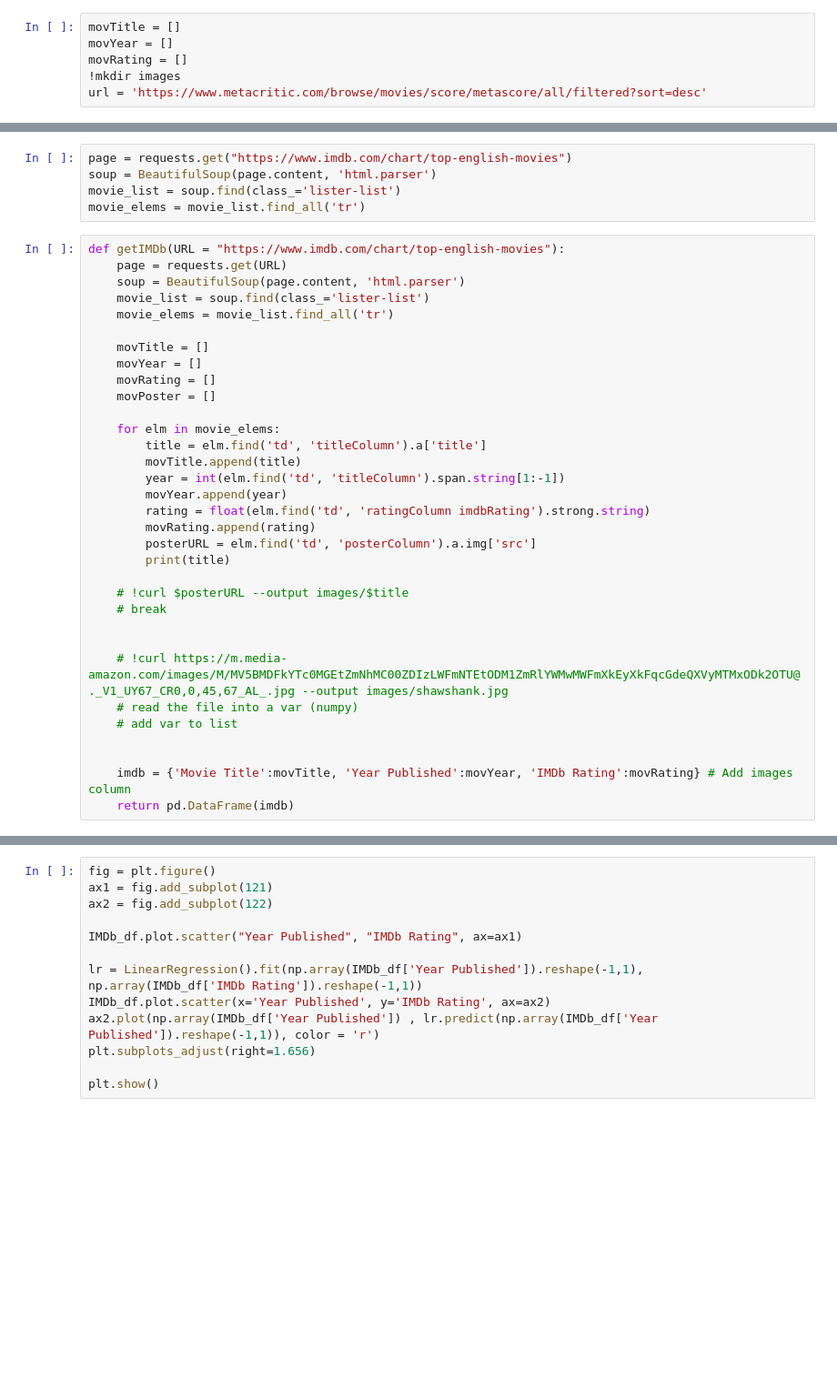
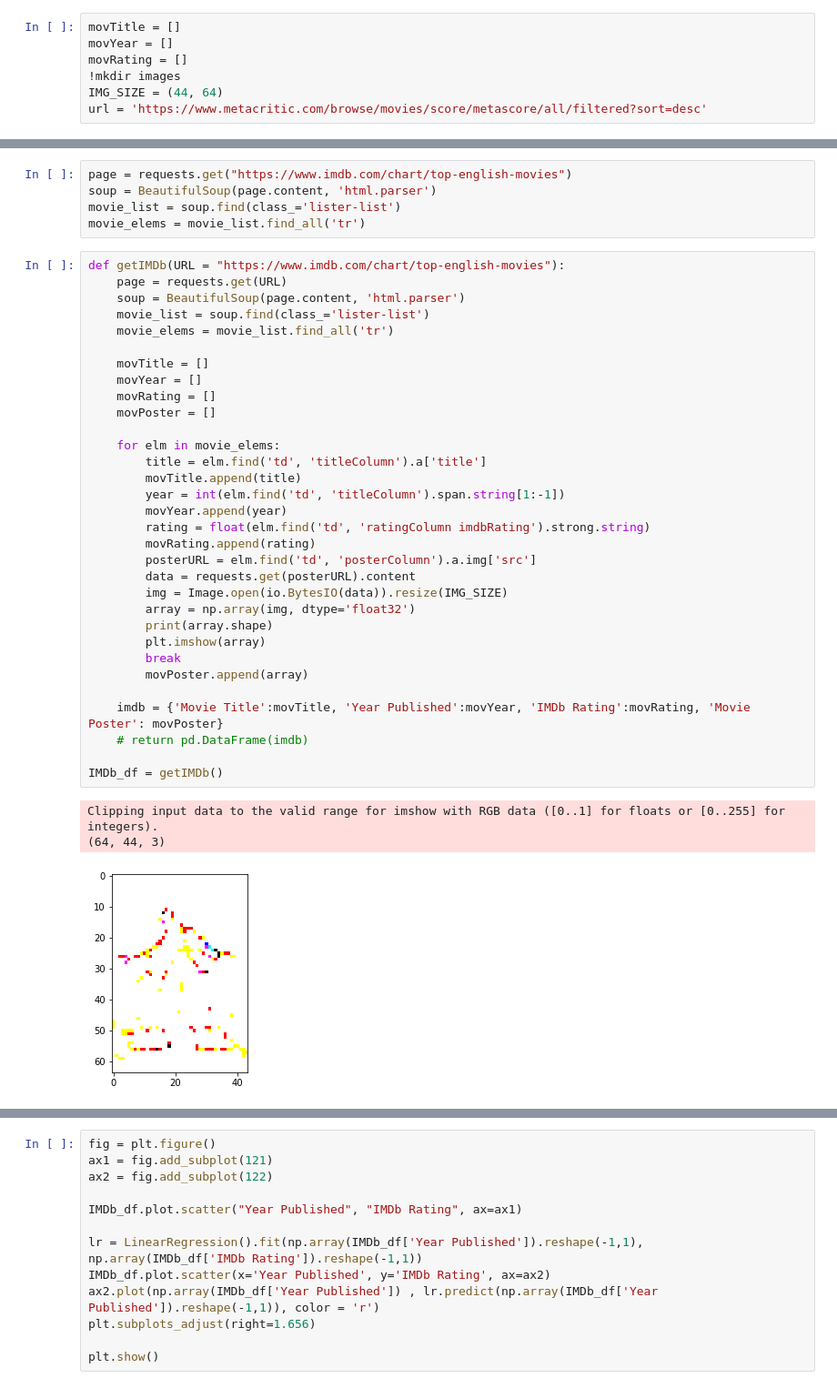
Before and after one commit to Lolinator3001/MovieWeb, a Jupyter notebook: MovieWeb.ipynb, the cells around one changed output, grey strips where cells are left out. Shown at 91% size. Saved outputs shown, nothing was run; the diff lists cells and outputs as text; blank space fills up the shorter version.

Commit message:
Need to fix images

```diff
--- a/MovieWeb.ipynb
+++ b/MovieWeb.ipynb
@@ -14,4 +27,5 @@ movTitle = []
 movYear = []
 movRating = []
 !mkdir images
+IMG_SIZE = (44, 64)
 url = 'https://www.metacritic.com/browse/movies/score/metascore/all/filtered?sort=desc'
@@ -44,33 +39,36 @@ movie_elems = movie_list.find_all('tr')
 # %%
 def getIMDb(URL = "https://www.imdb.com/chart/top-english-movies"):
     page = requests.get(URL)
     soup = BeautifulSoup(page.content, 'html.parser')
     movie_list = soup.find(class_='lister-list')
     movie_elems = movie_list.find_all('tr')
 
     movTitle = []
     movYear = []
     movRating = []
     movPoster = []
 
     for elm in movie_elems:
         title = elm.find('td', 'titleColumn').a['title']
         movTitle.append(title)
         year = int(elm.find('td', 'titleColumn').span.string[1:-1])
         movYear.append(year)
         rating = float(elm.find('td', 'ratingColumn imdbRating').strong.string)
         movRating.append(rating)
         posterURL = elm.find('td', 'posterColumn').a.img['src']
-        print(title)
+        data = requests.get(posterURL).content
+        img = Image.open(io.BytesIO(data)).resize(IMG_SIZE)
+        array = np.array(img, dtype='float32')
+        print(array.shape)
+        plt.imshow(array)
+        break
+        movPoster.append(array)
 
-    # !curl $posterURL --output images/$title
-    # break
+    imdb = {'Movie Title':movTitle, 'Year Published':movYear, 'IMDb Rating':movRating, 'Movie Poster': movPoster}
+    # return pd.DataFrame(imdb)
 
-
-    # !curl https://m.media-amazon.com/images/M/MV5BMDFkYTc0MGEtZmNhMC00ZDIzLWFmNTEtODM1ZmRlYWMwMWFmXkEyXkFqcGdeQXVyMTMxODk2OTU@._V1_UY67_CR0,0,45,67_AL_.jpg --output images/shawshank.jpg
-    # read the file into a var (numpy)
-    # add var to list
-
-
-    imdb = {'Movie Title':movTitle, 'Year Published':movYear, 'IMDb Rating':movRating} # Add images column
-    return pd.DataFrame(imdb)
+IMDb_df = getIMDb()
+# %% [output]
+Clipping input data to the valid range for imshow with RGB data ([0..1] for floats or [0..255] for integers).
+(64, 44, 3)
+[figure, added]
```
Also changed, not shown: parts of 11 cells of this notebook.
